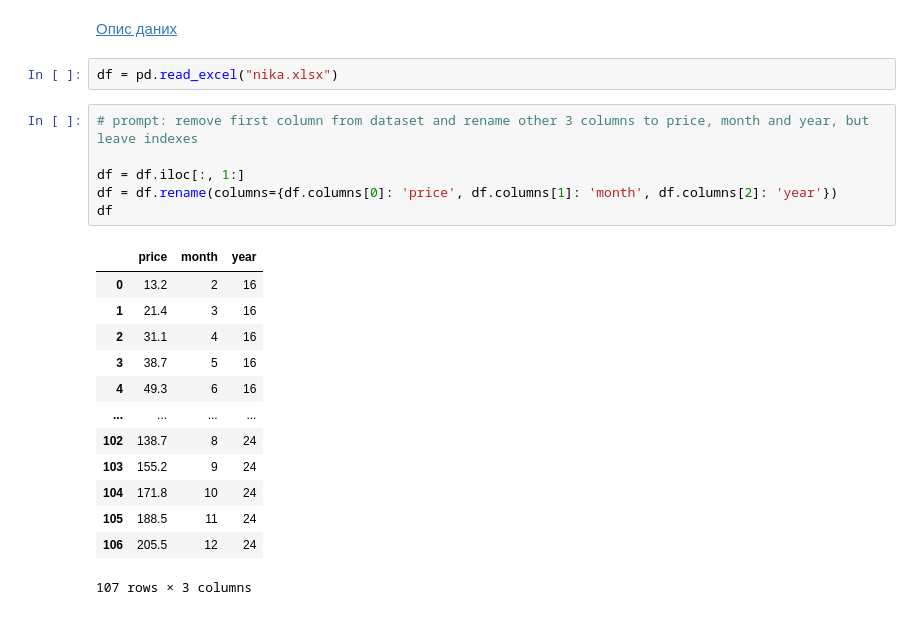
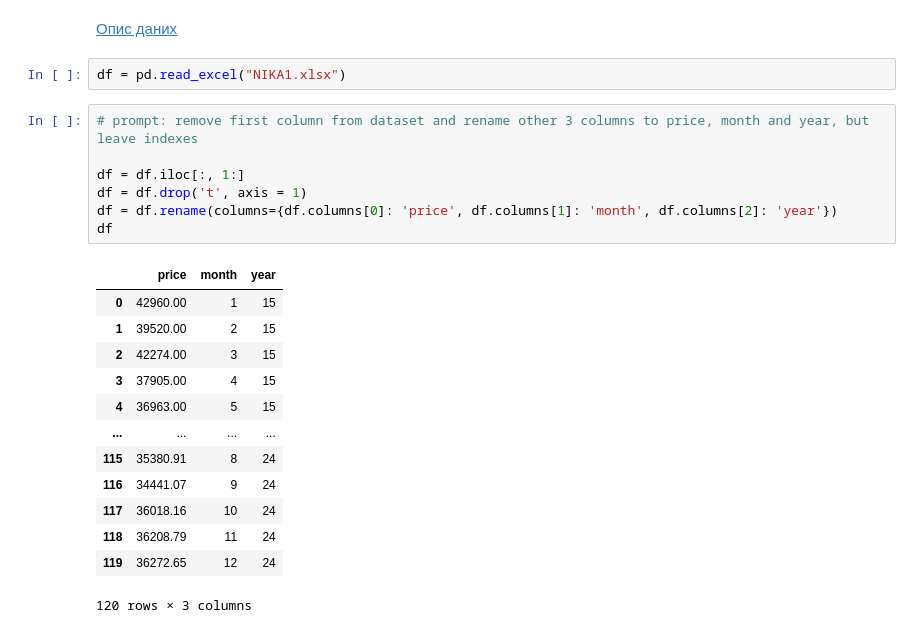
Before and after one commit to Flyingzaptop/Python-Colab, a Jupyter notebook: nika.ipynb, the cells around one changed output. Drawn from its saved outputs; the diff is of its cells as text.

```diff
--- a/nika.ipynb
+++ b/nika.ipynb
@@ -8,27 +8,28 @@ pd.set_option('display.max_rows', 50)
 # %% [markdown]
 [Опис даних](https://search.r-project.org/CRAN/refmans/PPtreeregViz/html/insurance.html)
 # %%
-df = pd.read_excel("nika.xlsx")
+df = pd.read_excel("NIKA1.xlsx")
 # %%
 # prompt: remove first column from dataset and rename other 3 columns to price, month and year, but leave indexes
 
 df = df.iloc[:, 1:]
+df = df.drop('t', axis = 1)
 df = df.rename(columns={df.columns[0]: 'price', df.columns[1]: 'month', df.columns[2]: 'year'})
 df
 # %% [output]
 |  | price | month | year |
-| 0 | 13.2 | 2 | 16 |
-| 1 | 21.4 | 3 | 16 |
-| 2 | 31.1 | 4 | 16 |
-| 3 | 38.7 | 5 | 16 |
-| 4 | 49.3 | 6 | 16 |
+| 0 | 42960.00 | 1 | 15 |
+| 1 | 39520.00 | 2 | 15 |
+| 2 | 42274.00 | 3 | 15 |
+| 3 | 37905.00 | 4 | 15 |
+| 4 | 36963.00 | 5 | 15 |
 | ... | ... | ... | ... |
-| 102 | 138.7 | 8 | 24 |
-| 103 | 155.2 | 9 | 24 |
-| 104 | 171.8 | 10 | 24 |
-| 105 | 188.5 | 11 | 24 |
-| 106 | 205.5 | 12 | 24 |
+| 115 | 35380.91 | 8 | 24 |
+| 116 | 34441.07 | 9 | 24 |
+| 117 | 36018.16 | 10 | 24 |
+| 118 | 36208.79 | 11 | 24 |
+| 119 | 36272.65 | 12 | 24 |
-107 rows × 3 columns
+120 rows × 3 columns
 # %%
 # prompt: now, using that df, train model to predict next 12 values for price. It must be very accurate. Make plot, that will combine given and predicted values. Train model for 50 epochs and give its loss/epoch plot as well. After making plot - print out that values. P.s. DO NOT use datatime
 
```
Also changed, not shown: parts of 1 cell of this notebook.
